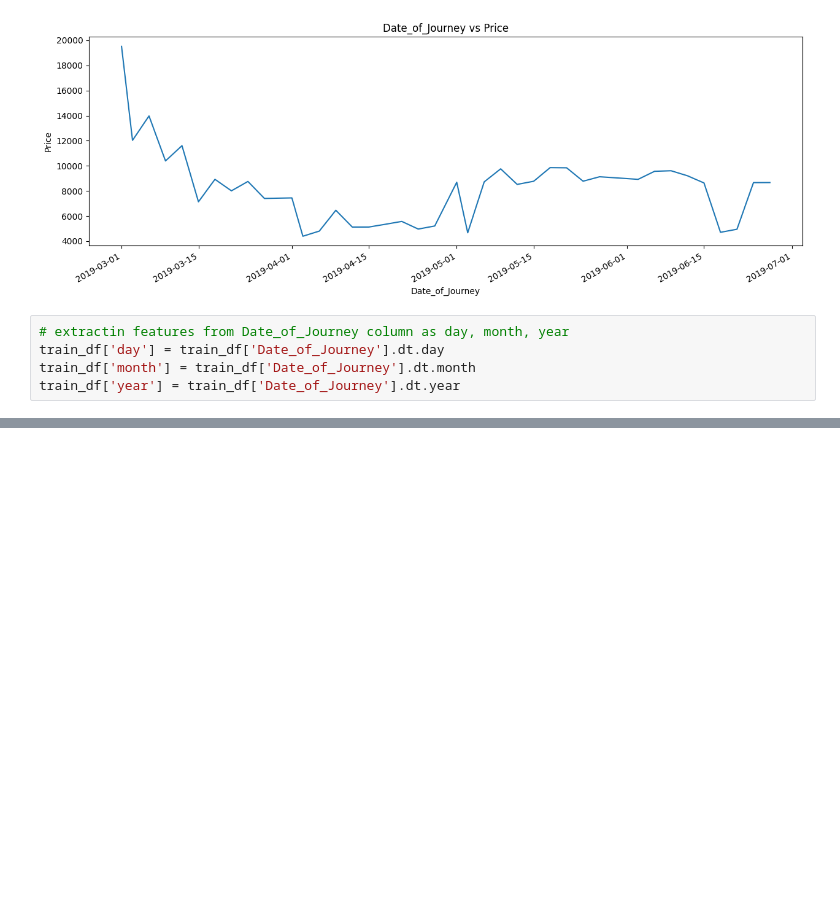
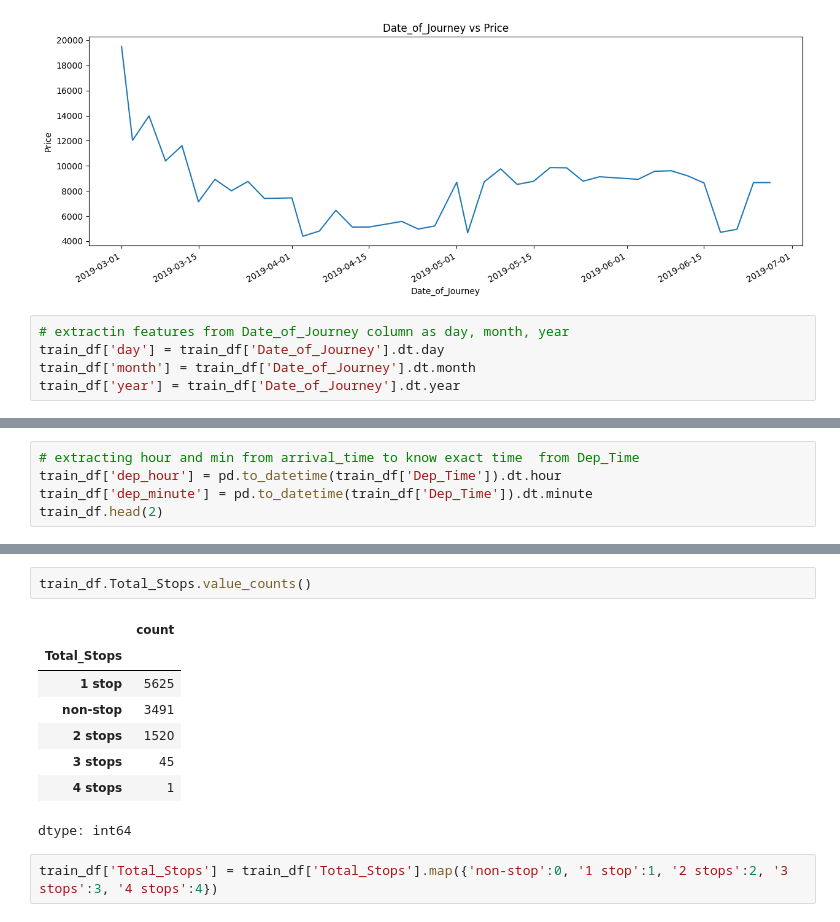
Before and after one commit to vinodvicki/Flight-Flare-predictions-, a Jupyter notebook: Untitled6.ipynb, the cells around one changed output, grey strips where cells are left out. Saved outputs shown, nothing was run; the diff lists cells and outputs as text; blank space fills up the shorter version.

```diff
--- a/Untitled6.ipynb
+++ b/Untitled6.ipynb
@@ -228,3 +228,8 @@ train_df.head(2)
 |  | Airline | Date_of_Journey | Source | Destination | Route | Dep_Time | Arrival_Time | Duration | ... |
 | 0 | IndiGo | 2019-03-24 | Banglore | New Delhi | BLR → DEL | 22:20 | 01:10 22 Mar | 2h 50m | ... |
 | 1 | Air India | 2019-05-01 | Kolkata | Banglore | CCU → IXR → BBI → BLR | 05:50 | 13:15 | 7h 25m | ... |
+# %%
+# extracting hour and min from arrival_time to know exact time  from Dep_Time
+train_df['dep_hour'] = pd.to_datetime(train_df['Dep_Time']).dt.hour
+train_df['dep_minute'] = pd.to_datetime(train_df['Dep_Time']).dt.minute
+train_df.head(2)
@@ -230,0 +240,13 @@ train_df.head(2)
+# %%
+train_df.Total_Stops.value_counts()
+# %% [output]
+|  | count |
+| Total_Stops |  |
+| 1 stop | 5625 |
+| non-stop | 3491 |
+| 2 stops | 1520 |
+| 3 stops | 45 |
+| 4 stops | 1 |
+dtype: int64
+# %%
+train_df['Total_Stops'] = train_df['Total_Stops'].map({'non-stop':0, '1 stop':1, '2 stops':2, '3 stops':3, '4 stops':4})
```
Also changed, not shown: parts of 5 cells of this notebook.
